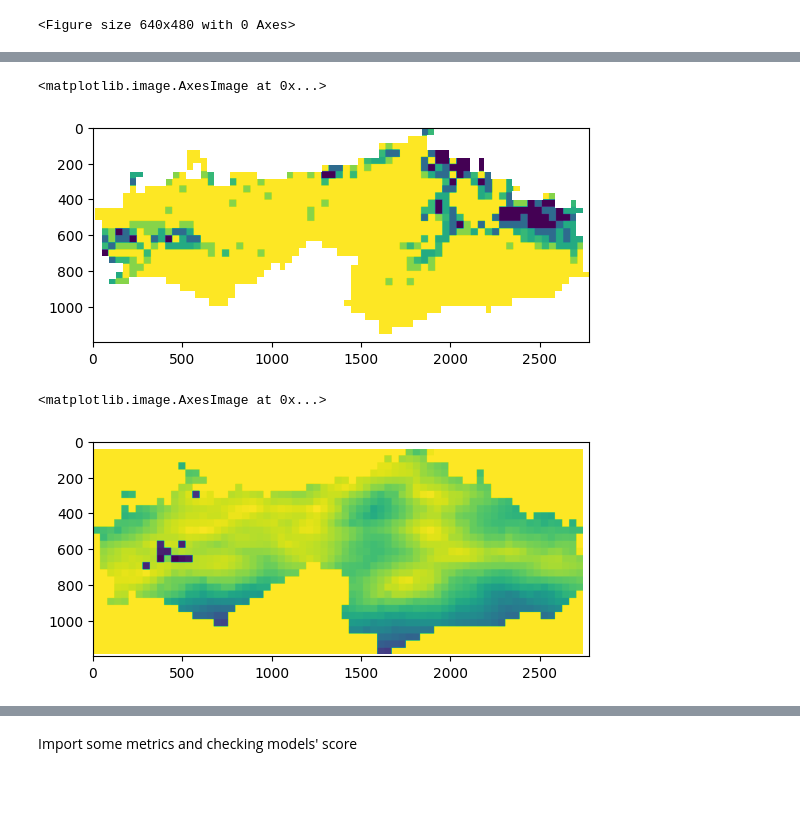
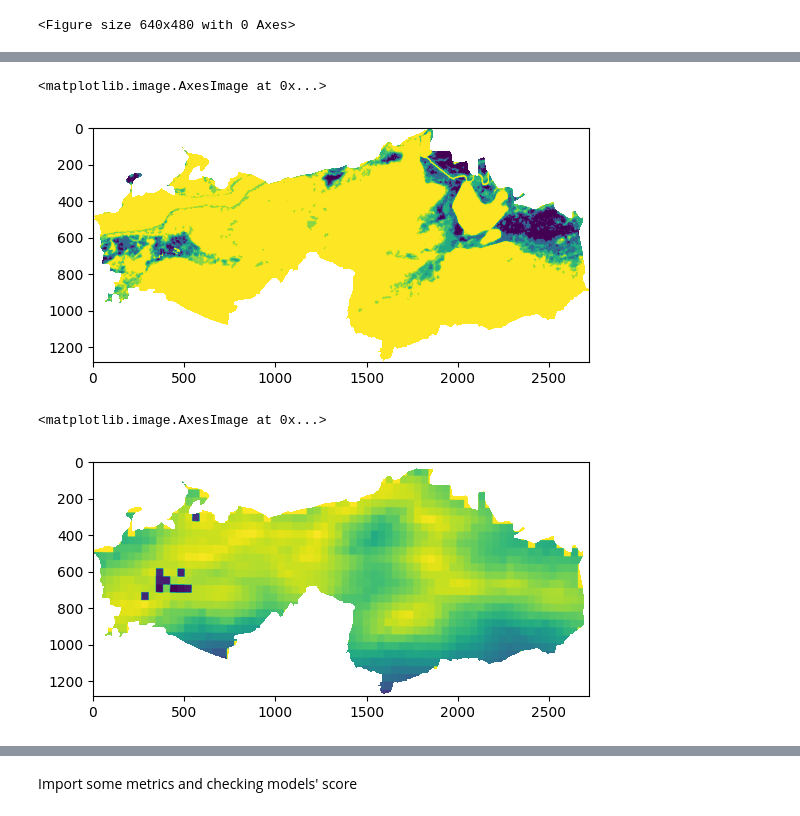
Before and after one commit to DexterfreaK/XGboostUrban, a Jupyter notebook: XGBoost_using_dataframe.ipynb, the cells around one changed output, grey strips where cells are left out. Cells and saved outputs as stored; diff of their text form; code cells hidden in the pictures; blank space fills up the shorter version.

```diff
--- a/XGBoost_using_dataframe.ipynb
+++ b/XGBoost_using_dataframe.ipynb
@@ -67,16 +83,16 @@ plt.imshow(gdp2005)
 # %%
-floods = gdal.Open("/content/drive/MyDrive/AdjustedData_23_metre_Resolution/floods.tif")
+floods = gdal.Open("/content/drive/MyDrive/AdjustedData_23_metre_Resolution/floods (1).tif")
 floods = floods.ReadAsArray()
 floods = np.where(floods < 0 , np.nan, floods)
 plt.imshow(floods)
 # %% [output]
 <matplotlib.image.AxesImage at 0x...>
-[figure, old version]
+[figure, new version]
 # %%
-accessibility = gdal.Open("/content/drive/MyDrive/AdjustedData_23_metre_Resolution/accessibility.tif")
+accessibility = gdal.Open("/content/drive/MyDrive/AdjustedData_23_metre_Resolution/accessibilty.tif")
 accessibility = accessibility.ReadAsArray()
 accessibility = np.where(accessibility < 0 , np.nan, accessibility)
 plt.imshow(accessibility)
 # %% [output]
 <matplotlib.image.AxesImage at 0x...>
-[figure, old version]
+[figure, new version]
```
Also changed, not shown: parts of 29 cells of this notebook.
